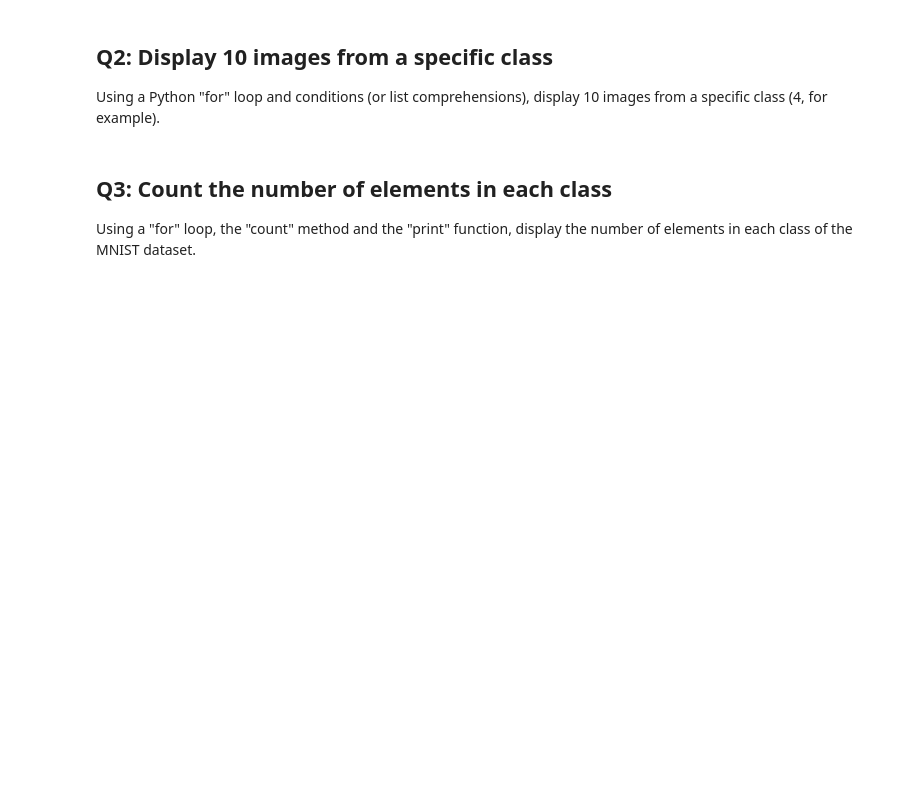
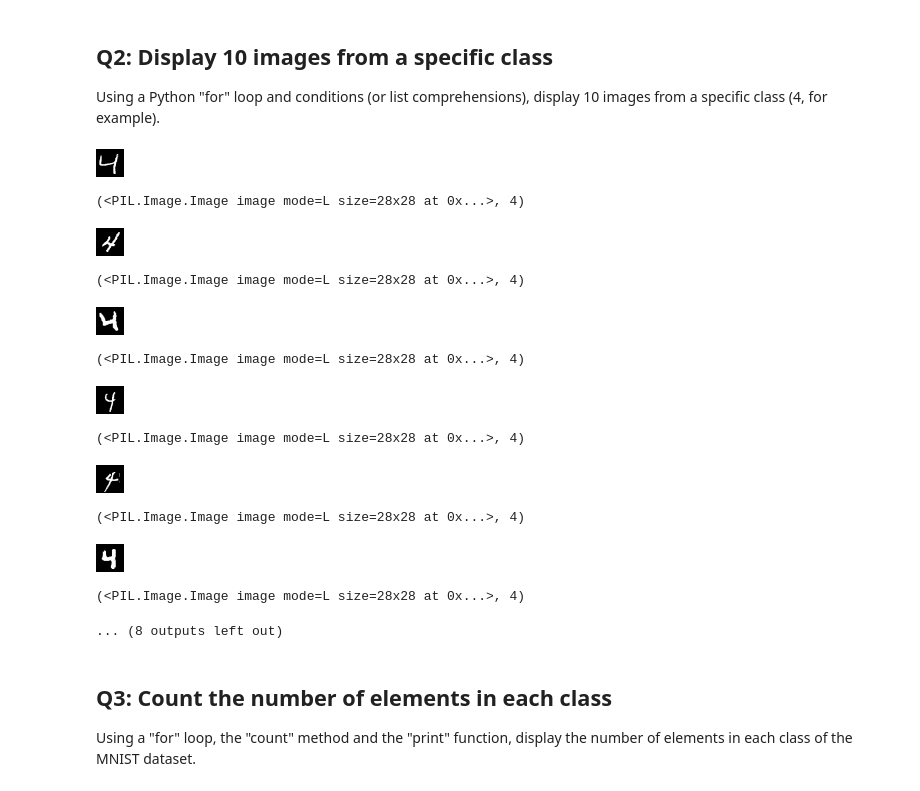
Before and after one commit to jacekwachowiak/UCA-data-science-seminars, a Jupyter notebook: Lab1_CNN_student.ipynb, the cells around one changed output. Drawn from its saved outputs; the diff is of its cells as text; code cells hidden in the pictures; blank space fills up the shorter version.

```diff
--- a/Lab1_CNN_student.ipynb
+++ b/Lab1_CNN_student.ipynb
@@ -93,3 +122,27 @@ Using a Python "for" loop and conditions (or list comprehensions), display 10 im
+# %%
+## YOUR CODE HERE
+j=0
+for i in range(0,1000):
+    if mnist_dataset[i][1]==4:
+        display(mnist_dataset[i][0])
+        print(mnist_dataset[i])
+        j+=1
+    if j==10:
+        break
+# %% [output]
+[figure, added]
+(<PIL.Image.Image image mode=L size=28x28 at 0x...>, 4)
+[figure, added]
+(<PIL.Image.Image image mode=L size=28x28 at 0x...>, 4)
+[figure, added]
+(<PIL.Image.Image image mode=L size=28x28 at 0x...>, 4)
+[figure, added]
+(<PIL.Image.Image image mode=L size=28x28 at 0x...>, 4)
+[figure, added]
+(<PIL.Image.Image image mode=L size=28x28 at 0x...>, 4)
+[figure, added]
+(<PIL.Image.Image image mode=L size=28x28 at 0x...>, 4)
+... (8 outputs left out)
 # %% [markdown]
 ## Q3: Count the number of elements in each class
 
```
Also changed, not shown: parts of 12 cells of this notebook.
